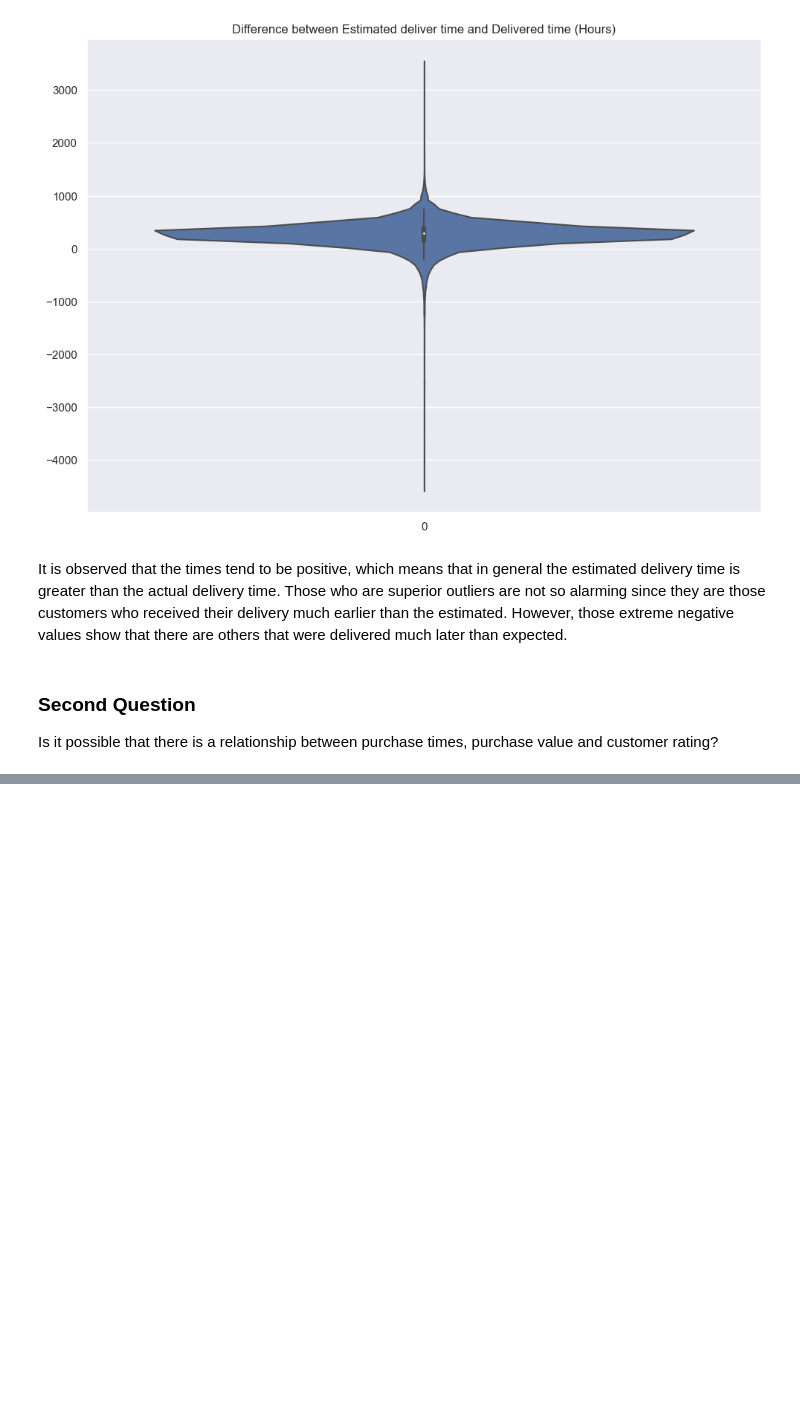
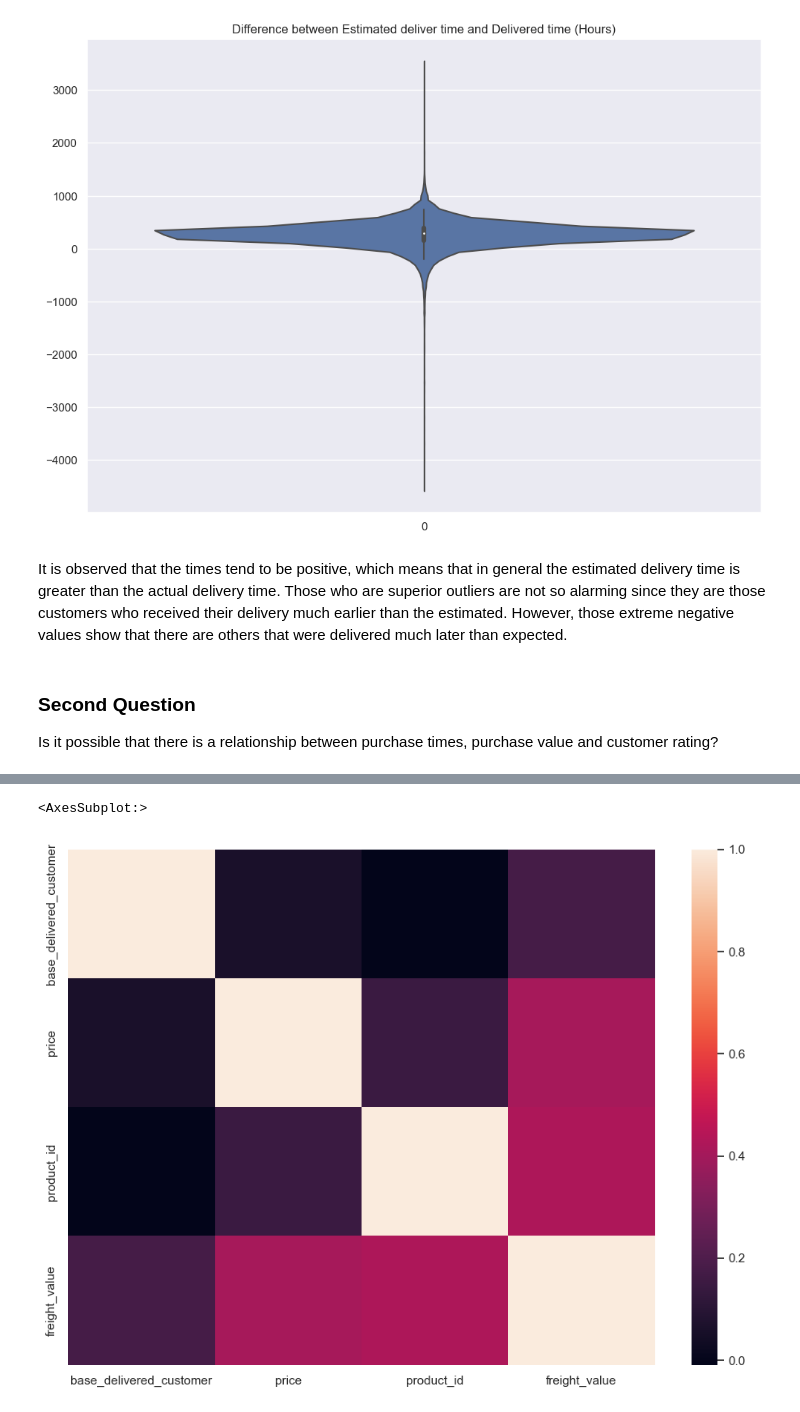
Before and after one commit to lpenuelac/lpenuelac.github.io, a Jupyter notebook: notebook/Project.ipynb, the cells around one changed output, grey strips where cells are left out. Cells and saved outputs as stored; diff of their text form; code cells hidden in the pictures; blank space fills up the shorter version.

```diff
--- a/notebook/Project.ipynb
+++ b/notebook/Project.ipynb
@@ -501,0 +573,10 @@ Is it possible that there is a relationship between purchase times, purchase val
+# %%
+#Note: product characteristics are assumed to be encoded in the seller and the freight value.
+grouped_order_items = order_items.groupby(["order_id","seller_id"]).agg({"price":"sum", "product_id":"count", "freight_value":"sum"}).reset_index()
+# %%
+# In this case we keep the seller id as a the seller internal processes can influence the delivery time.
+orig_dataset=orders_delivered[["base_delivered_customer","order_id"]].merge(grouped_order_items).merge(sellers_customers).drop(columns=["order_id", "customer_id"])
+sns.heatmap(orig_dataset.corr())
+# %% [output]
+<AxesSubplot:>
+[figure, added]
```
Also changed, not shown: parts of 32 cells of this notebook, 1 other file.
